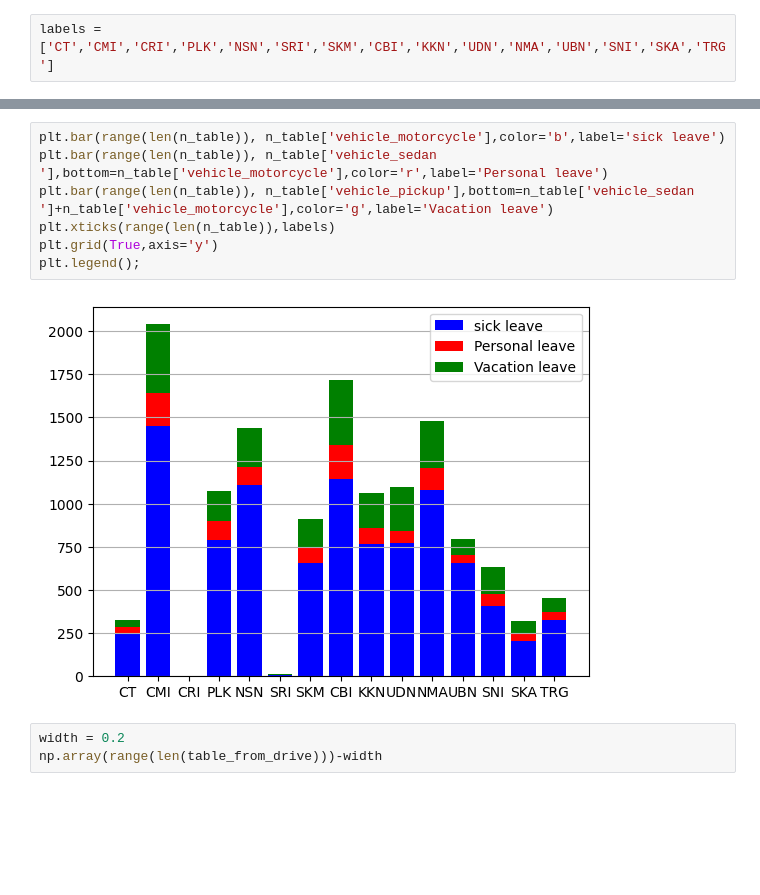
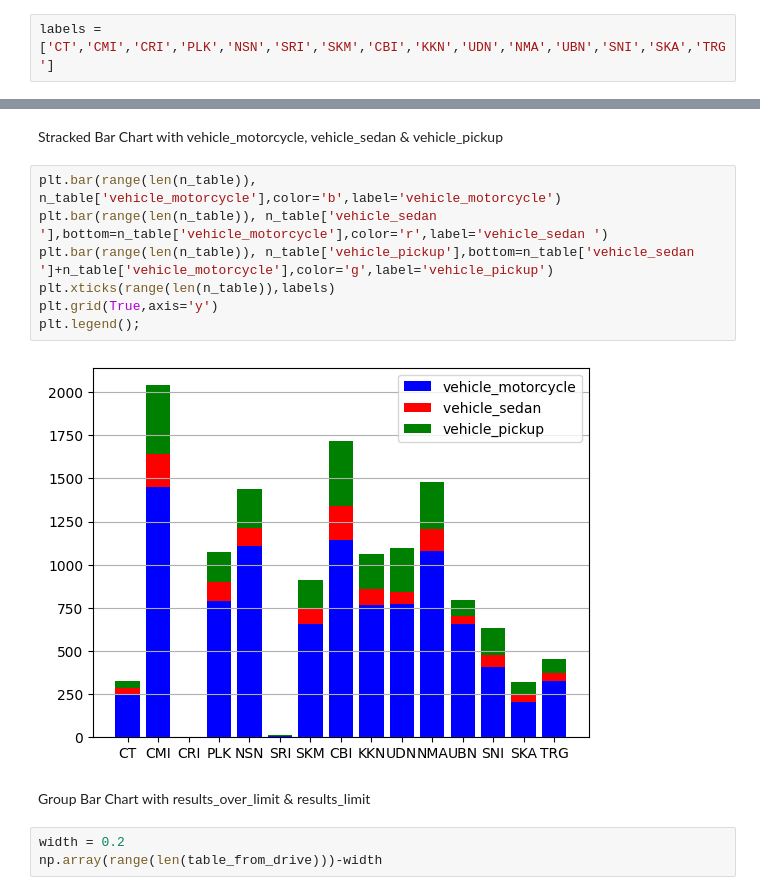
Before and after one commit to sitthatkaja/DPDM2023, a Jupyter notebook: Data102(Chapter2).ipynb, the cells around one changed output, grey strips where cells are left out. Drawn from its saved outputs; the diff is of its cells as text; blank space fills up the shorter version.

```diff
--- a/Data102(Chapter2).ipynb
+++ b/Data102(Chapter2).ipynb
@@ -653,12 +881,16 @@ plt.legend();
+# %% [markdown]
+Stracked Bar Chart with vehicle_motorcycle, vehicle_sedan  & vehicle_pickup
 # %%
-plt.bar(range(len(n_table)), n_table['vehicle_motorcycle'],color='b',label='sick leave')
-plt.bar(range(len(n_table)), n_table['vehicle_sedan '],bottom=n_table['vehicle_motorcycle'],color='r',label='Personal leave')
-plt.bar(range(len(n_table)), n_table['vehicle_pickup'],bottom=n_table['vehicle_sedan ']+n_table['vehicle_motorcycle'],color='g',label='Vacation leave')
+plt.bar(range(len(n_table)), n_table['vehicle_motorcycle'],color='b',label='vehicle_motorcycle')
+plt.bar(range(len(n_table)), n_table['vehicle_sedan '],bottom=n_table['vehicle_motorcycle'],color='r',label='vehicle_sedan ')
+plt.bar(range(len(n_table)), n_table['vehicle_pickup'],bottom=n_table['vehicle_sedan ']+n_table['vehicle_motorcycle'],color='g',label='vehicle_pickup')
 plt.xticks(range(len(n_table)),labels)
 plt.grid(True,axis='y')
 plt.legend();
 # %% [output]
-[figure, old version]
+[figure, new version]
+# %% [markdown]
+Group Bar Chart with results_over_limit & results_limit
 # %%
 width = 0.2
 np.array(range(len(table_from_drive)))-width
```
Also changed, not shown: parts of 95 cells of this notebook.
